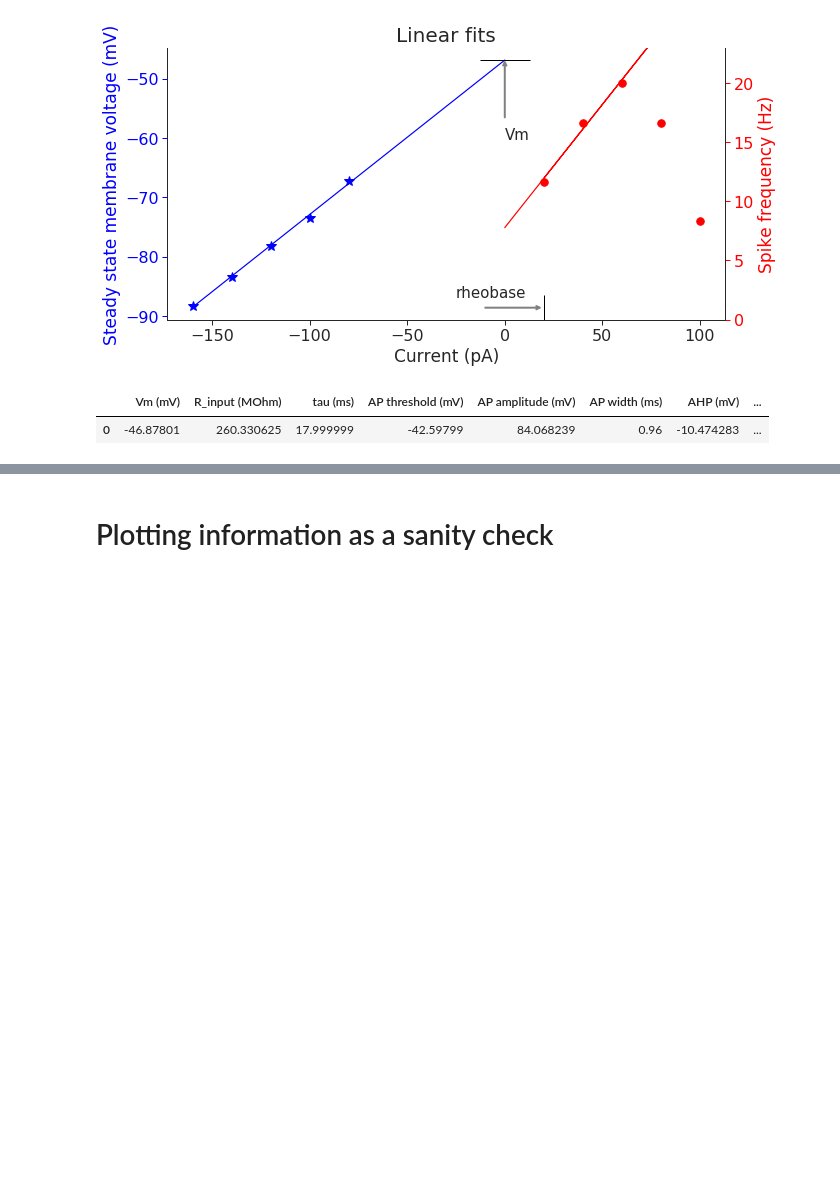
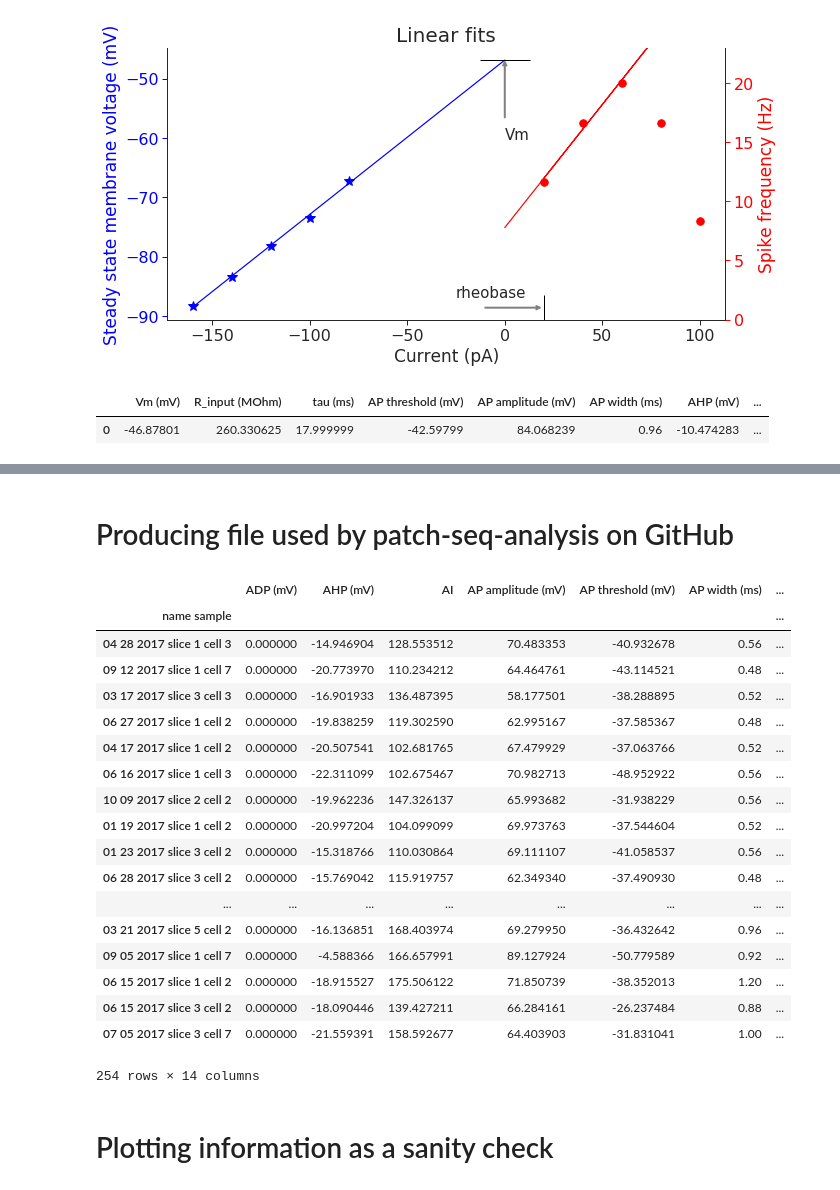
Before and after one commit to berenslab/layer4, a Jupyter notebook: ephys/GetFeaturesPipelineL4Neurolucida.ipynb, the cells around one changed output, grey strips where cells are left out. Drawn from its saved outputs; the diff is of its cells as text; code cells hidden in the pictures; blank space fills up the shorter version.

```diff
--- a/ephys/GetFeaturesPipelineL4Neurolucida.ipynb
+++ b/ephys/GetFeaturesPipelineL4Neurolucida.ipynb
@@ -775,0 +754,45 @@ Processing:  ../L4 Neurolucida/L4 morph/NMC/12 15 2017 slice 3 cell 7.mat
+# %% [markdown]
+# Producing file used by patch-seq-analysis on GitHub
+# %%
+L4_Neurolucida_df = All_Cells_Features_L4_Neurolucida.copy()
+ephysProperties = ['ADP (mV)', 'AHP (mV)', 'AI', 'AP amplitude (mV)', 'AP threshold (mV)', 'AP width (ms)', \
+                   'Max number of spikes', 'Input R (MOhm)',\
+                   'Vm (mV)', 'Latency (ms)', 'Rheobase (pA)', 'Sag ratio', 'Tau (ms)']
+# Cells for which ephys properties are available:
+cells_w_ephys = ['{}'.format(g.split('/')[-1].split('.')[0]) for g in L4_Neurolucida_df['name sample'].tolist()]
+L4_Neurolucida_df['name sample'] = cells_w_ephys
+L4_Neurolucida_df = L4_Neurolucida_df.set_index('name sample')
+L4_Neurolucida_df.columns = ephysProperties
+# %%
+CurrStarts = pd.read_csv('../L4 Neurolucida/L4 Neurolucida Data/CurrentAndLabelInfo.csv')
+CurrStarts = CurrStarts.set_index('Cell ID')
+CurrStarts = CurrStarts.reindex(cells_w_ephys)
+labels = CurrStarts['type'].tolist()
+L4_Neurolucida_df['Cell type'] = labels
+
+# Deleting some cells
+L4_Neurolucida_df = L4_Neurolucida_df.drop('03 21 2017 slice 4 cell 2', axis = 0) # Sag ratio could not be reliably calculated
+CurrStarts = CurrStarts.drop('03 21 2017 slice 4 cell 2', axis = 0) # Sag ratio could not be reliably calculated
+L4_Neurolucida_df.loc[L4_Neurolucida['Cell type'] == 'sBC', 'Cell type'] = 'SC' # Change the name of this type
+# %%
+L4_Neurolucida_df
+# %% [output]
+|  | ADP (mV) | AHP (mV) | AI | AP amplitude (mV) | AP threshold (mV) | AP width (ms) | ... |
+| name sample |  |  |  |  |  |  | ... |
+| 04 28 2017 slice 1 cell 3 | 0.000000 | -14.946904 | 128.553512 | 70.483353 | -40.932678 | 0.56 | ... |
+| 09 12 2017 slice 1 cell 7 | 0.000000 | -20.773970 | 110.234212 | 64.464761 | -43.114521 | 0.48 | ... |
+| 03 17 2017 slice 3 cell 3 | 0.000000 | -16.901933 | 136.487395 | 58.177501 | -38.288895 | 0.52 | ... |
+| 06 27 2017 slice 1 cell 2 | 0.000000 | -19.838259 | 119.302590 | 62.995167 | -37.585367 | 0.48 | ... |
+| 04 17 2017 slice 1 cell 2 | 0.000000 | -20.507541 | 102.681765 | 67.479929 | -37.063766 | 0.52 | ... |
+| 06 16 2017 slice 1 cell 3 | 0.000000 | -22.311099 | 102.675467 | 70.982713 | -48.952922 | 0.56 | ... |
+| 10 09 2017 slice 2 cell 2 | 0.000000 | -19.962236 | 147.326137 | 65.993682 | -31.938229 | 0.56 | ... |
+| 01 19 2017 slice 1 cell 2 | 0.000000 | -20.997204 | 104.099099 | 69.973763 | -37.544604 | 0.52 | ... |
+| 01 23 2017 slice 3 cell 2 | 0.000000 | -15.318766 | 110.030864 | 69.111107 | -41.058537 | 0.56 | ... |
+| 06 28 2017 slice 3 cell 2 | 0.000000 | -15.769042 | 115.919757 | 62.349340 | -37.490930 | 0.48 | ... |
+| ... | ... | ... | ... | ... | ... | ... | ... |
+| 03 21 2017 slice 5 cell 2 | 0.000000 | -16.136851 | 168.403974 | 69.279950 | -36.432642 | 0.96 | ... |
+| 09 05 2017 slice 1 cell 7 | 0.000000 | -4.588366 | 166.657991 | 89.127924 | -50.779589 | 0.92 | ... |
+| 06 15 2017 slice 1 cell 2 | 0.000000 | -18.915527 | 175.506122 | 71.850739 | -38.352013 | 1.20 | ... |
+| 06 15 2017 slice 3 cell 2 | 0.000000 | -18.090446 | 139.427211 | 66.284161 | -26.237484 | 0.88 | ... |
+| 07 05 2017 slice 3 cell 7 | 0.000000 | -21.559391 | 158.592677 | 64.403903 | -31.831041 | 1.00 | ... |
+254 rows × 14 columns
```
Also changed, not shown: parts of 11 cells of this notebook.
